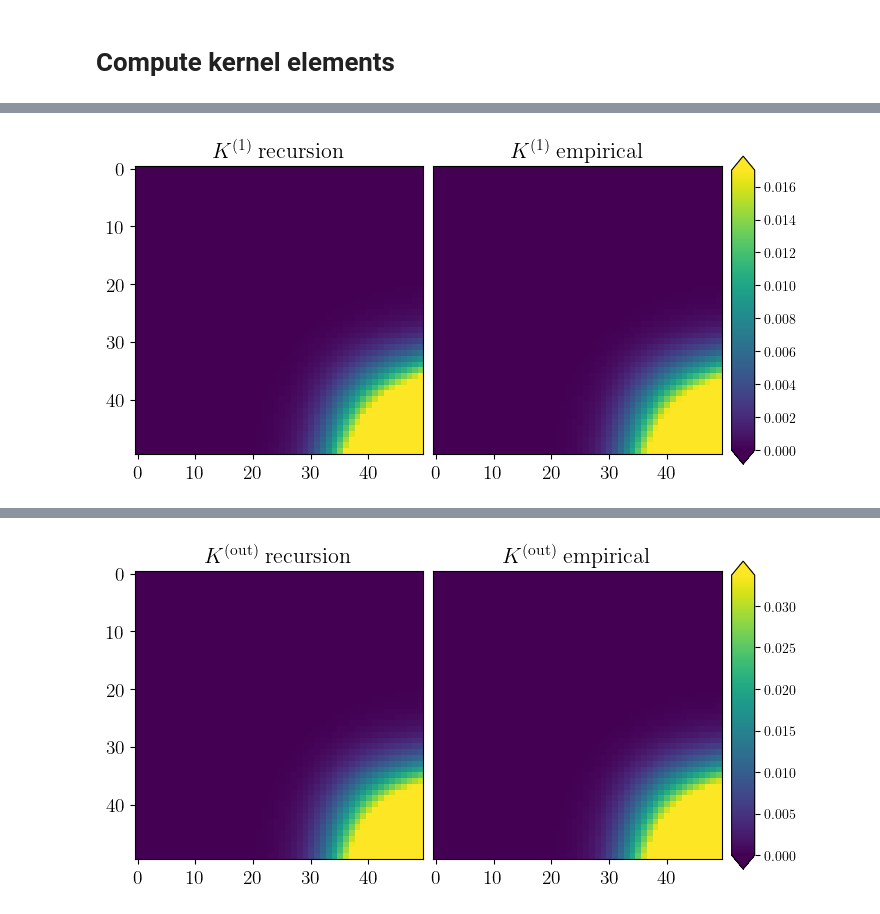
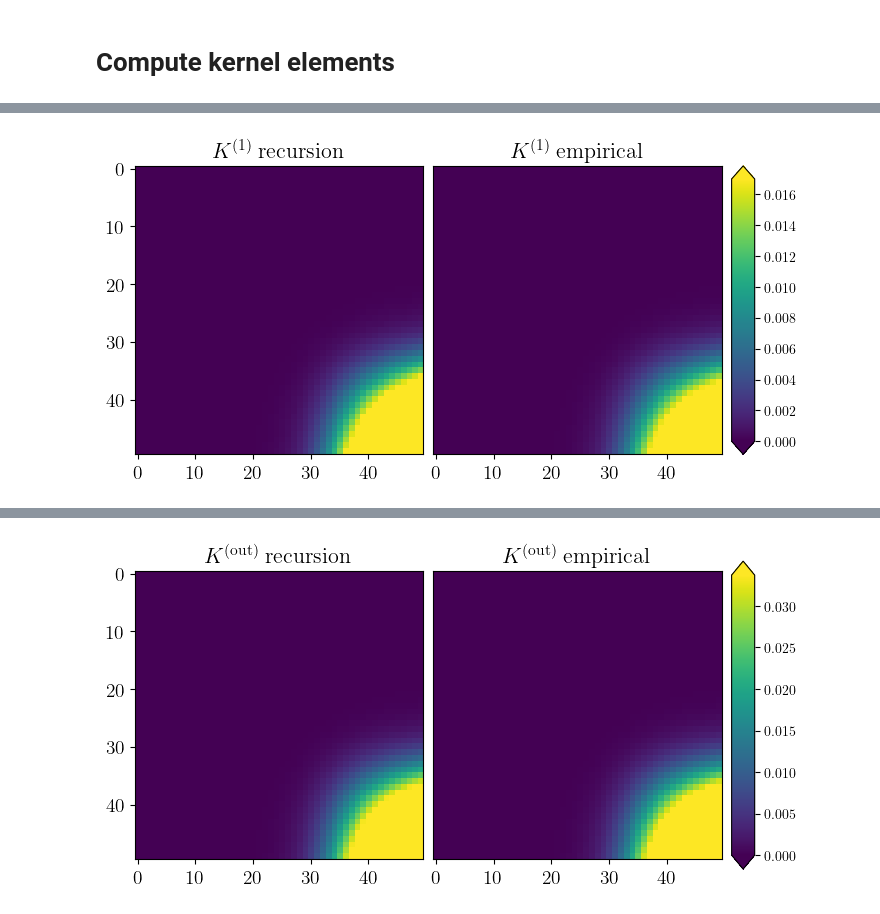
Before and after one commit to achiefa/DeepLearningTheory, a Jupyter notebook: notebooks/kernel_recursion.ipynb, the cells around one changed output, grey strips where cells are left out. Drawn from its saved outputs; the diff is of its cells as text; code cells hidden in the pictures.

```diff
--- a/notebooks/kernel_recursion.ipynb
+++ b/notebooks/kernel_recursion.ipynb
@@ -162,32 +162,32 @@ size of layer 3: 600 -> 1
 # %%
 from matplotlib.colors import LogNorm
 
 # Create figure and grid
 fig = plt.figure(figsize=(8, 4))
 gs = GridSpec(1, 3, figure=fig, wspace=0.05, width_ratios=[1, 1, 0.08])
 
 ax_1 = fig.add_subplot(gs[0, 0])
 ax_2 = fig.add_subplot(gs[0, 1])
 cax = fig.add_subplot(gs[0, 2])
 
 vmin = min(np.percentile(A, 1) for A in [K1_th_nnpdf, K1_empirical_nnpdf])
 vmax = max(np.percentile(A, 95) for A in [K1_th_nnpdf, K1_empirical_nnpdf])
 norm = plt.Normalize(vmin=vmin, vmax=vmax)
 
 ax_1.matshow(K1_th_nnpdf, cmap='viridis', norm=norm)
 ms = ax_2.matshow(K1_empirical_nnpdf, cmap='viridis', norm=norm)
 
 ax_1.tick_params(axis='both', which='both', labelsize=14, labelleft=True, labelbottom=True, labeltop=False, top=False)
 ax_2.tick_params(axis='both', which='both', labelsize=14, labelleft=False, labelbottom=True, labeltop=False, top=False, left=False)
 
 ax_1.set_title(r"$K^{(1)}~\textrm{recursion}$", fontsize=16)
 ax_2.set_title(r"$K^{(1)}~\textrm{empirical}$", fontsize=16)
 
 cbar = plt.colorbar(ms, cax=cax, extend="both", orientation="vertical")
-pos = ax_3.get_position()
+pos = ax_2.get_position()
 cax_pos = cax.get_position()
 cax.set_position([cax_pos.x0, pos.y0, cax_pos.width, pos.height])
 
-fig.savefig("../doc/figs/K1_correlations.pdf", bbox_inches='tight')
+# fig.savefig("../doc/figs/K1_correlations.pdf", bbox_inches='tight')
 # %% [output]
-[figure, old version]
+[figure, new version]
```
Also changed, not shown: parts of 3 cells of this notebook, 7 other files.
